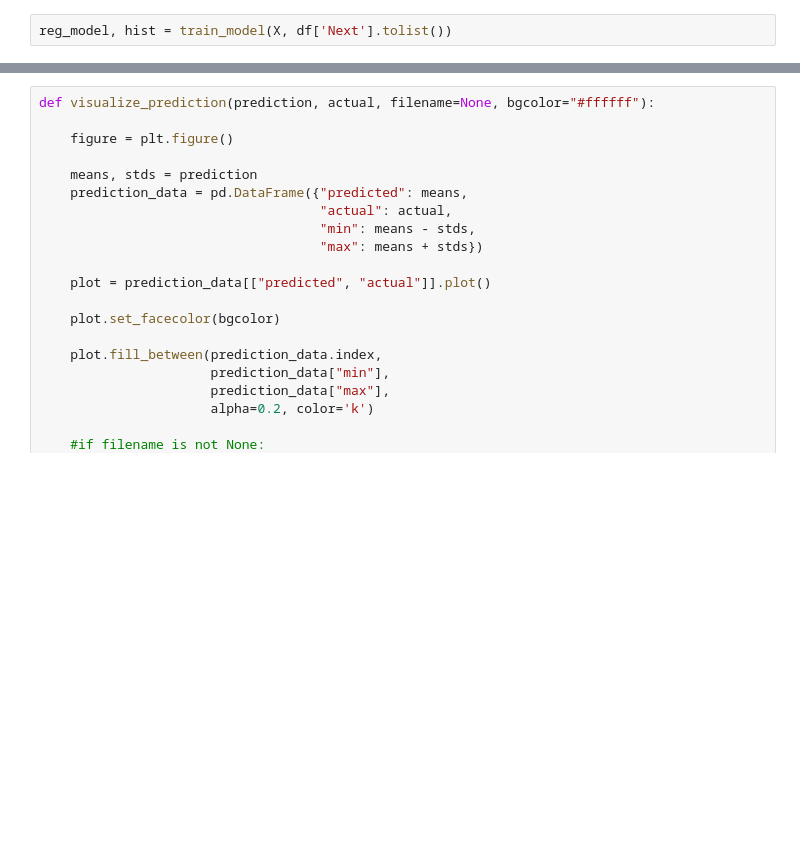
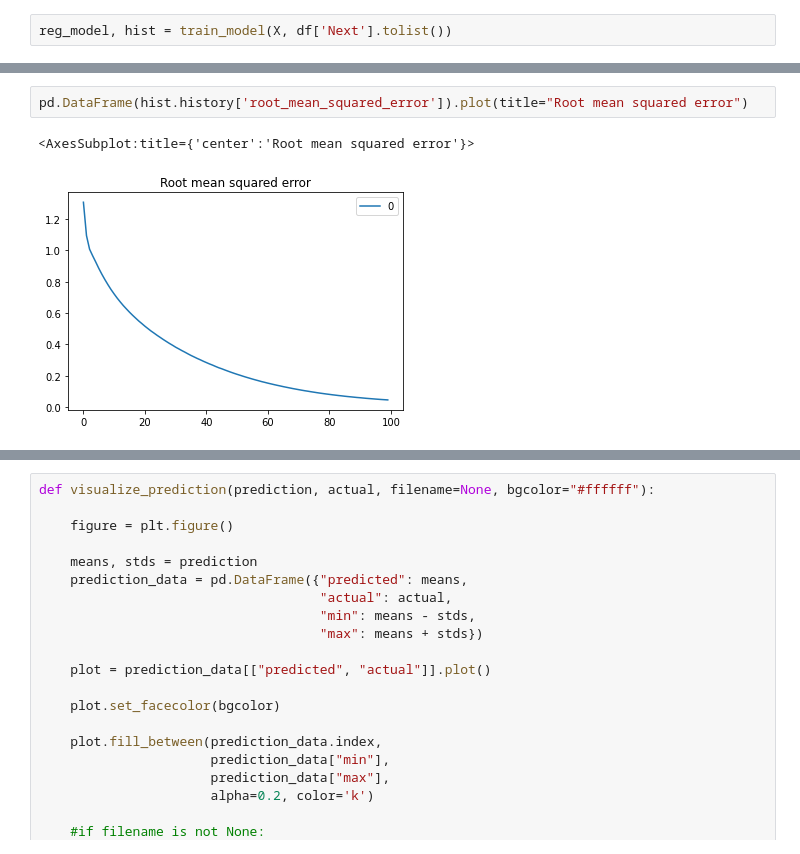
Before and after one commit to egvhoena/uncertainty-in-recs, a Jupyter notebook: new_playground.ipynb, the cells around one changed output, grey strips where cells are left out. Saved outputs shown, nothing was run; the diff lists cells and outputs as text; blank space fills up the shorter version.

```diff
--- a/new_playground.ipynb
+++ b/new_playground.ipynb
@@ -850,0 +859,5 @@ Final train loss: -2.5137598514556885
+# %%
+pd.DataFrame(hist.history['root_mean_squared_error']).plot(title="Root mean squared error")
+# %% [output]
+<AxesSubplot:title={'center':'Root mean squared error'}>
+[figure, added]
```
Also changed, not shown: parts of 16 cells of this notebook.
